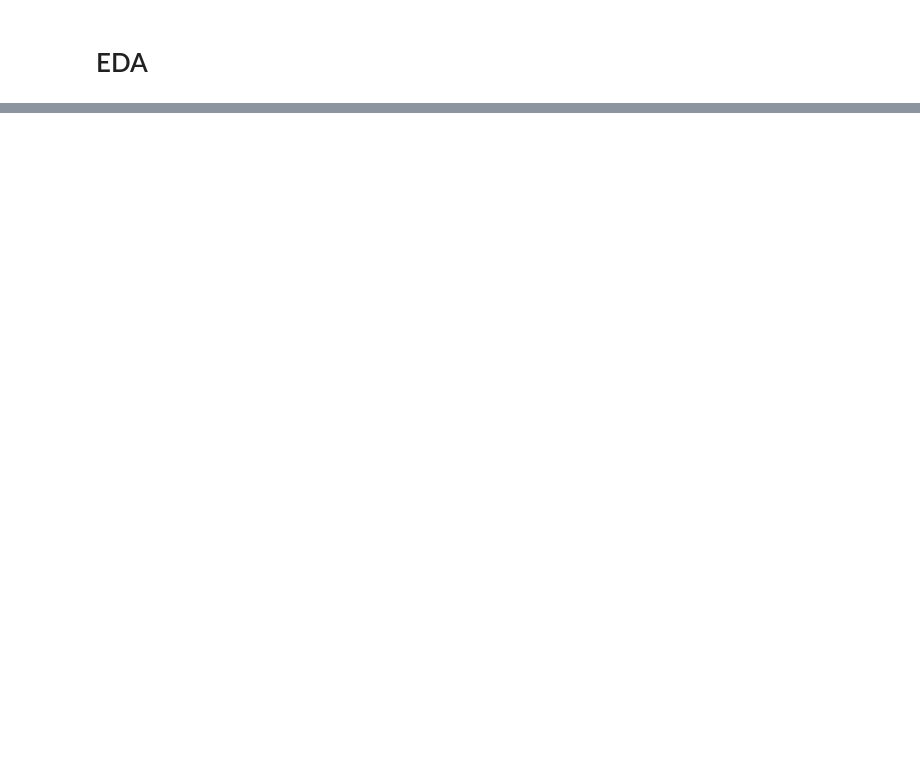
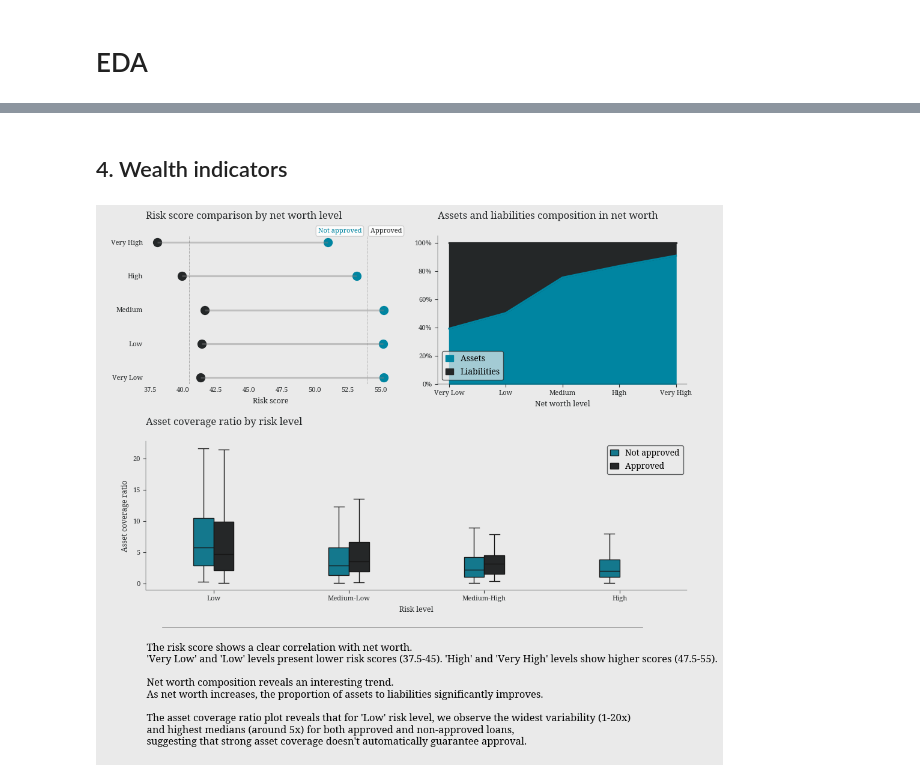
Before and after one commit to carminemnc/notes, a Jupyter notebook: eda/eda.ipynb, the cells around one changed output, grey strips where cells are left out. Cells and saved outputs as stored; diff of their text form; code cells hidden in the pictures; blank space fills up the shorter version.

```diff
--- a/eda/eda.ipynb
+++ b/eda/eda.ipynb
@@ -127,0 +178,48 @@ plt.show()
+# %% [markdown]
+## 4. Wealth indicators
+# %%
+fig, (ax1, ax2, ax3) = leo.create_layout( [(0,0,1,1), (0,1,1,1), (1,0,1,2)], figsize=(10, 7))
+
+# risk score and loan approval status by net worth level
+leo.dumbbell_plot(df=df, group_col='loan_approved',category_col='net_worth_level',value_col='risk_score',ax=ax1,labels=['Not approved','Approved'])
+ax1.set_title('Risk score comparison by net worth level')
+ax1.set_xlabel('Risk score')
+
+# total assets and liabilities proportions by net worth level
+df.groupby('net_worth_level')[['asset_percentage', 'liability_percentage']].mean().rename(columns={'asset_percentage': 'Assets', 'liability_percentage': 'Liabilities'}).plot(kind='area', stacked=True, ax=ax2)
+ax2.set_title('Assets and liabilities composition in net worth')
+ax2.set_xlabel('Net worth level')
+ax2.yaxis.set_major_formatter(plt.FuncFormatter(lambda y, _: f'{y:.0%}'))
+ax2.set_xticks(range(5))
+ax2.set_xticklabels(['Very Low', 'Low', 'Medium', 'High', 'Very High'])
+
+# the asset coverage (total assets / loan amount) ratio by risk level
+ax = sns.boxplot(data=df, x='risk_level', y='asset_coverage_ratio', showfliers=False, hue='loan_approved', width=0.3, ax=ax3)
+ax3.set_title('Asset coverage ratio by risk level')
+ax3.set_xlabel('Risk level')
+ax3.set_ylabel('Asset coverage ratio')
+handles, _ = ax3.get_legend_handles_labels()
+ax3.legend(handles=handles, labels=['Not approved', 'Approved'])
+
+leo.insights_box(fig,
+                 fontsize=12,
+                 position='bottom',
+                 x=0,
+                 y=-0.02,
+                 text=
+                 """
+                 The risk score shows a clear correlation with net worth.
+                 'Very Low' and 'Low' levels present lower risk scores (37.5-45). 'High' and 'Very High' levels show higher scores (47.5-55).
+
+                 Net worth composition reveals an interesting trend.
+                 As net worth increases, the proportion of assets to liabilities significantly improves.
+
+                 The asset coverage ratio plot reveals that for 'Low' risk level, we observe the widest variability (1-20x)
+                 and highest medians (around 5x) for both approved and non-approved loans,
+                 suggesting that strong asset coverage doesn't automatically guarantee approval.
+                 """)
+
+plt.tight_layout()
+plt.show()
+# %% [output]
+[figure, added]
```
Also changed, not shown: parts of 20 cells of this notebook, 1 other file.
